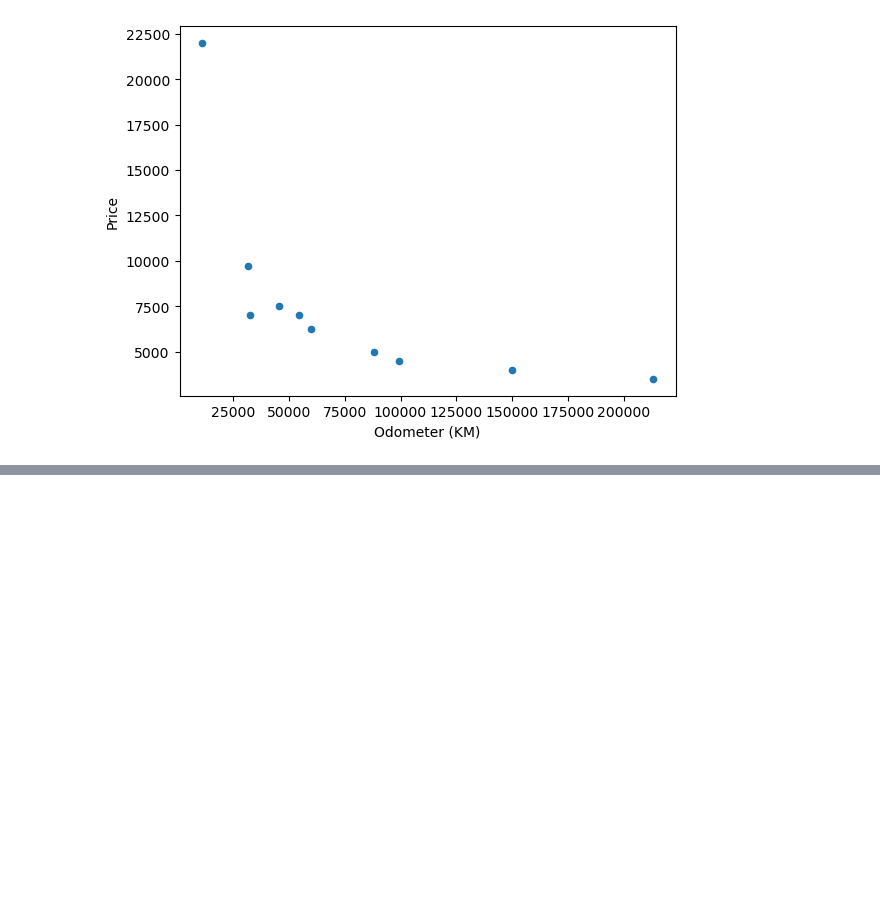
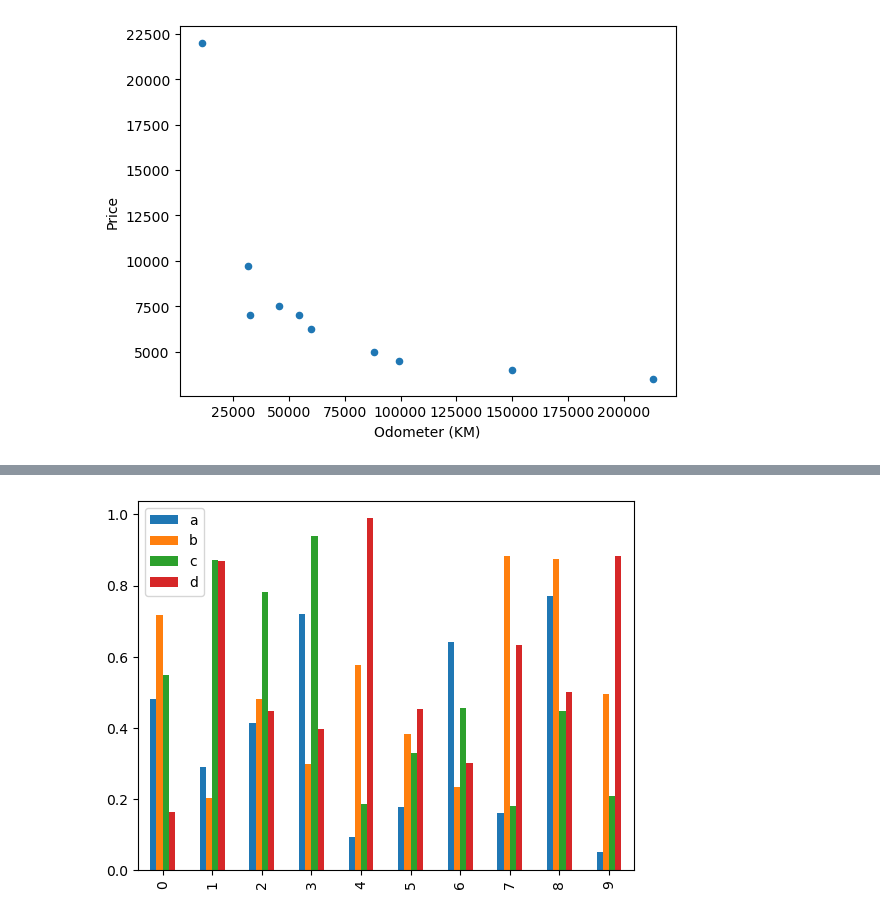
Before and after one commit to mebestaca/Path-to-Machine-Learning, a Jupyter notebook: Introduction to Matplotlib/Introduction to Matplotlib.ipynb, the cells around one changed output, grey strips where cells are left out. Drawn from its saved outputs; the diff is of its cells as text; code cells hidden in the pictures; blank space fills up the shorter version.

```diff
--- a/Introduction to Matplotlib/Introduction to Matplotlib.ipynb
+++ b/Introduction to Matplotlib/Introduction to Matplotlib.ipynb
@@ -265,0 +300,4 @@ car_sales.plot(x="Odometer (KM)", y="Price", kind="scatter")
+# %%
+df.plot(kind='bar');
+# %% [output]
+[figure, added]
```
Also changed, not shown: parts of 8 cells of this notebook.
